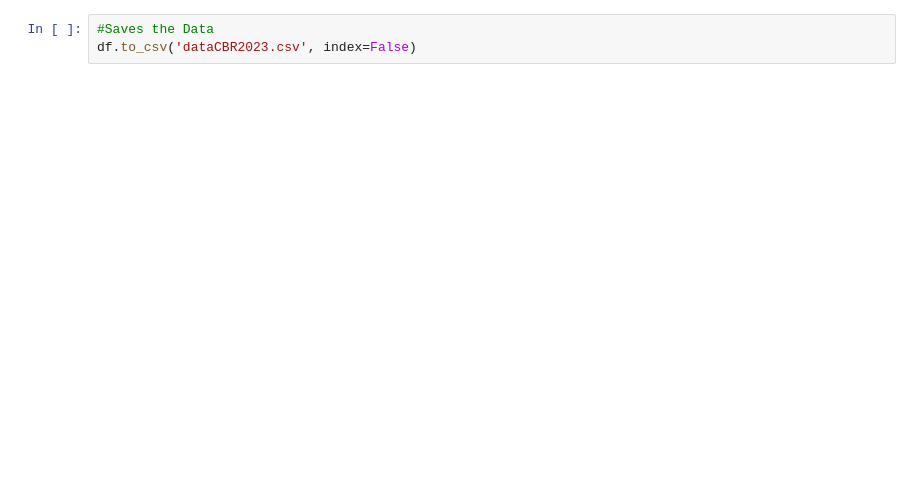
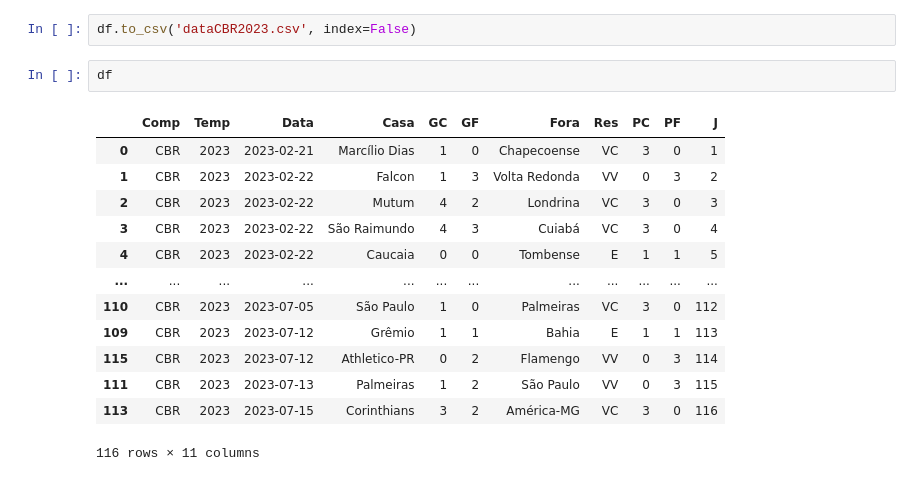
Before and after one commit to JotapeJorge/Back-End-Elo, a Jupyter notebook: Copa do Brasil 2023 - Web scrapping and Data cleaning.ipynb, the cells around one changed output. Cells and saved outputs as stored; diff of their text form; blank space fills up the shorter version.

```diff
--- a/Copa do Brasil 2023 - Web scrapping and Data cleaning.ipynb
+++ b/Copa do Brasil 2023 - Web scrapping and Data cleaning.ipynb
@@ -193,3 +219,18 @@ df.tail(20)
 # %%
-#Saves the Data
 df.to_csv('dataCBR2023.csv', index=False)
+# %%
+df
+# %% [output]
+|  | Comp | Temp | Data | Casa | GC | GF | Fora | Res | PC | PF | J |
+| 0 | CBR | 2023 | 2023-02-21 | Marcílio Dias | 1 | 0 | Chapecoense | VC | 3 | 0 | 1 |
+| 1 | CBR | 2023 | 2023-02-22 | Falcon | 1 | 3 | Volta Redonda | VV | 0 | 3 | 2 |
+| 2 | CBR | 2023 | 2023-02-22 | Mutum | 4 | 2 | Londrina | VC | 3 | 0 | 3 |
+| 3 | CBR | 2023 | 2023-02-22 | São Raimundo | 4 | 3 | Cuiabá | VC | 3 | 0 | 4 |
+| 4 | CBR | 2023 | 2023-02-22 | Caucaia | 0 | 0 | Tombense | E | 1 | 1 | 5 |
+| ... | ... | ... | ... | ... | ... | ... | ... | ... | ... | ... | ... |
+| 110 | CBR | 2023 | 2023-07-05 | São Paulo | 1 | 0 | Palmeiras | VC | 3 | 0 | 112 |
+| 109 | CBR | 2023 | 2023-07-12 | Grêmio | 1 | 1 | Bahia | E | 1 | 1 | 113 |
+| 115 | CBR | 2023 | 2023-07-12 | Athletico-PR | 0 | 2 | Flamengo | VV | 0 | 3 | 114 |
+| 111 | CBR | 2023 | 2023-07-13 | Palmeiras | 1 | 2 | São Paulo | VV | 0 | 3 | 115 |
+| 113 | CBR | 2023 | 2023-07-15 | Corinthians | 3 | 2 | América-MG | VC | 3 | 0 | 116 |
+116 rows × 11 columns
```
Also changed, not shown: parts of 7 cells of this notebook, 19 other files.
